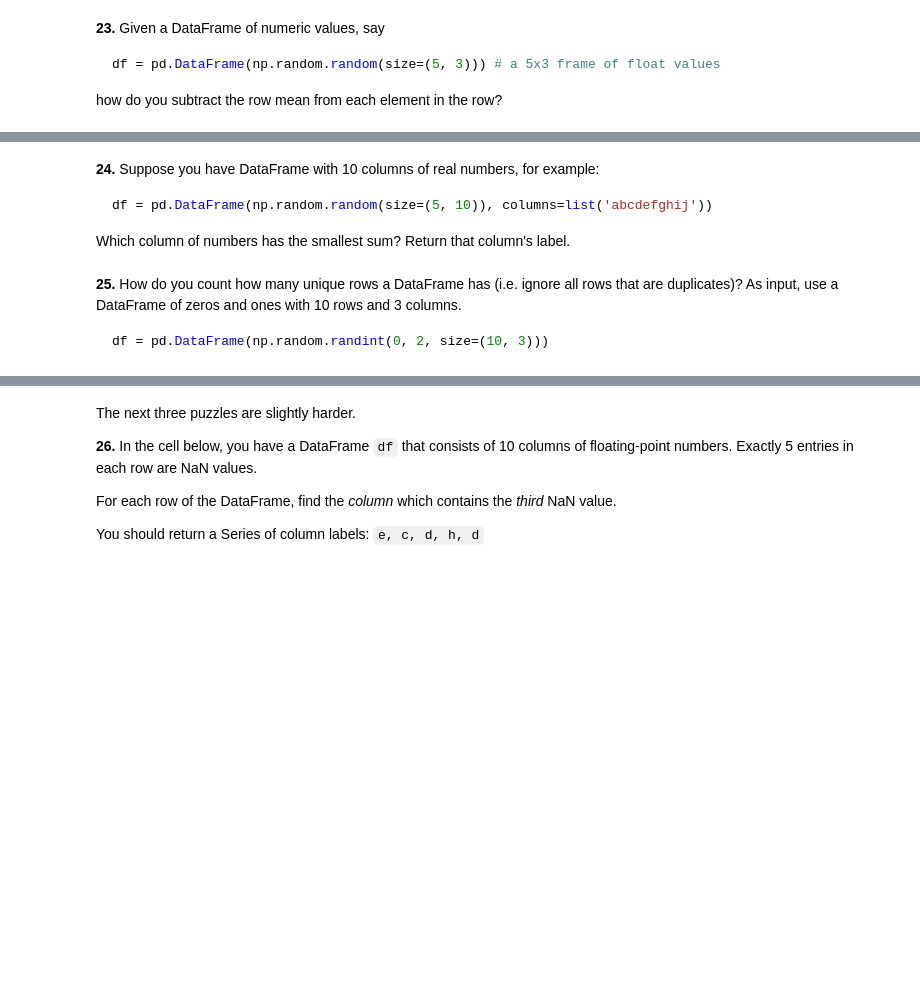
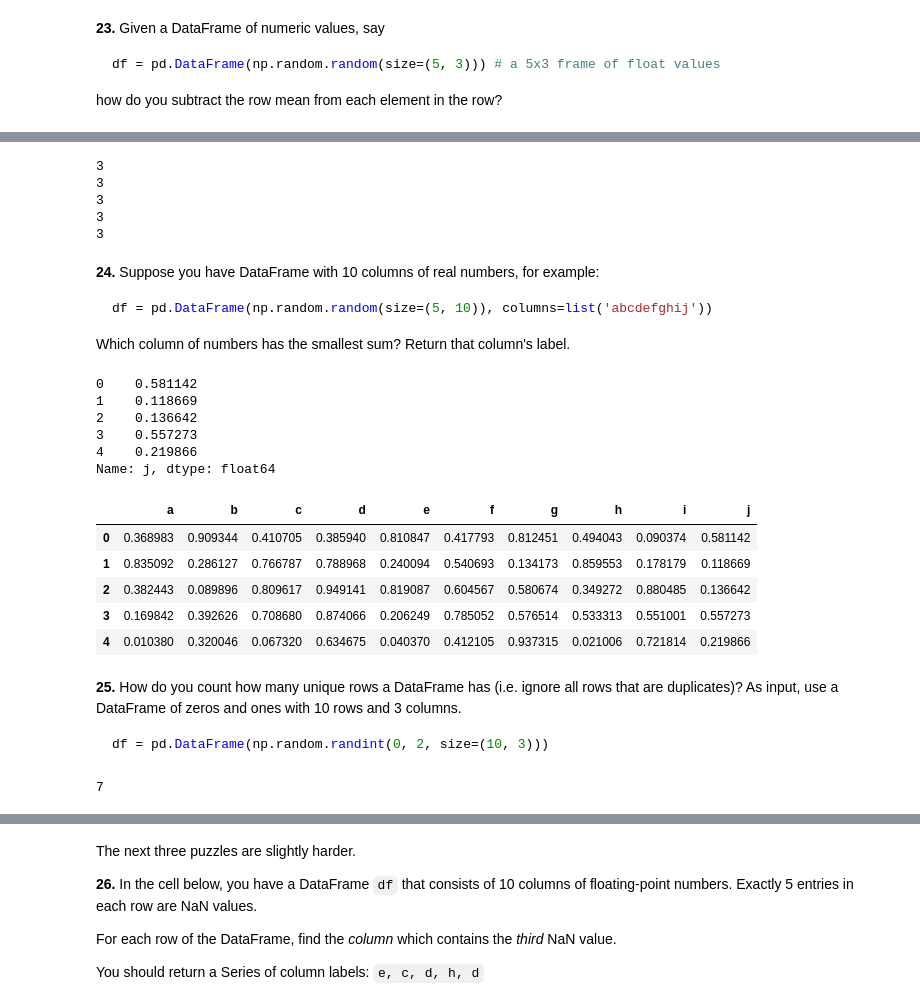
Before and after one commit to 2000qwer/100-pandas-puzzles, a Jupyter notebook: 100-pandas-puzzles.ipynb, the cells around one changed output, grey strips where cells are left out. Cells and saved outputs as stored; diff of their text form; code cells hidden in the pictures; blank space fills up the shorter version.

````diff
--- a/100-pandas-puzzles.ipynb
+++ b/100-pandas-puzzles.ipynb
@@ -251,3 +428,29 @@ how do you subtract the row mean from each element in the row?
+# %%
+test = []
+temp = []
+
+for row in df.itertuples():
+    test.append(list(row[:][1:]))
+
+
+sum_f = 0
+for i in range(0,len(test)):
+    for j in range(0,len(test[i])):
+        sum_f += test[i][j]
+
+    print(len(test[i]))
+    temp.append(sum_f/len(test[i]))
+    sum_f = 0
+
+
+for i in range(0, len(df.iloc[:,0])):
+    df.iloc[i,:] = df.iloc[i,:] - temp[i]
+# %% [output]
+3
+3
+3
+3
+3
 # %% [markdown]
 **24.** Suppose you have DataFrame with 10 columns of real numbers, for example:
 
@@ -255,3 +458,5 @@ how do you subtract the row mean from each element in the row?
 df = pd.DataFrame(np.random.random(size=(5, 10)), columns=list('abcdefghij'))
 ```
 Which column of numbers has the smallest sum?  Return that column's label.
+# %%
+df = pd.DataFrame(np.random.random(size=(5, 10)), columns=list('abcdefghij'))
@@ -258,3 +479,21 @@ Which column of numbers has the smallest sum?  Return that column's label.
+# %%
+smallest_sum(df)
+# %% [output]
+0    0.581142
+1    0.118669
+2    0.136642
+3    0.557273
+4    0.219866
+Name: j, dtype: float64
+# %%
+df
+# %% [output]
+|  | a | b | c | d | e | f | g | h | i | j |
+| 0 | 0.368983 | 0.909344 | 0.410705 | 0.385940 | 0.810847 | 0.417793 | 0.812451 | 0.494043 | 0.090374 | 0.581142 |
+| 1 | 0.835092 | 0.286127 | 0.766787 | 0.788968 | 0.240094 | 0.540693 | 0.134173 | 0.859553 | 0.178179 | 0.118669 |
+| 2 | 0.382443 | 0.089896 | 0.809617 | 0.949141 | 0.819087 | 0.604567 | 0.580674 | 0.349272 | 0.880485 | 0.136642 |
+| 3 | 0.169842 | 0.392626 | 0.708680 | 0.874066 | 0.206249 | 0.785052 | 0.576514 | 0.533313 | 0.551001 | 0.557273 |
+| 4 | 0.010380 | 0.320046 | 0.067320 | 0.634675 | 0.040370 | 0.412105 | 0.937315 | 0.021006 | 0.721814 | 0.219866 |
 # %% [markdown]
 **25.** How do you count how many unique rows a DataFrame has (i.e. ignore all rows that are duplicates)? As input, use a DataFrame of zeros and ones with 10 rows and 3 columns.
 
@@ -263,0 +519,4 @@ df = pd.DataFrame(np.random.randint(0, 2, size=(10, 3)))
+# %%
+unique_rows(df)
+# %% [output]
+7
````
Also changed, not shown: parts of 46 cells of this notebook.
